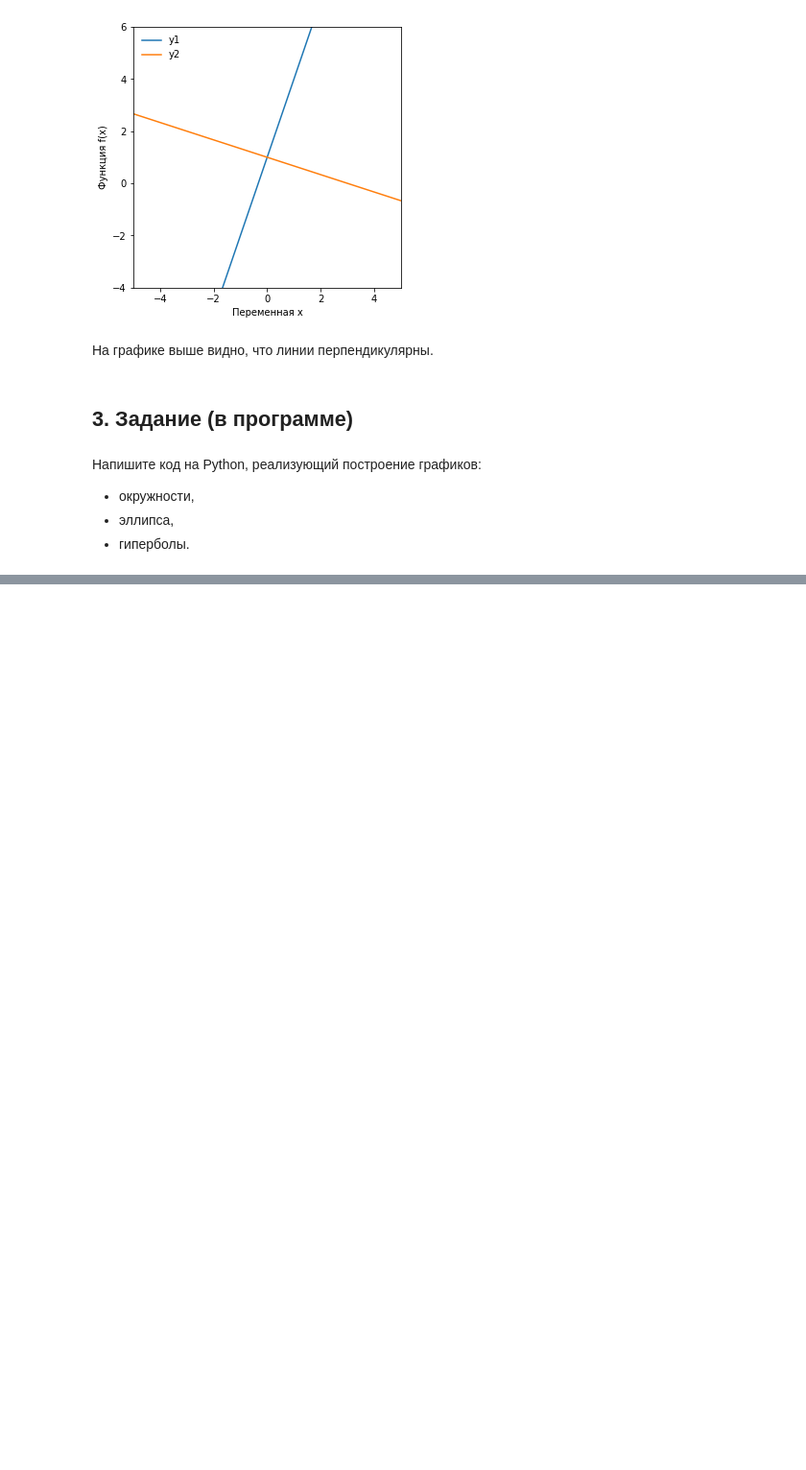
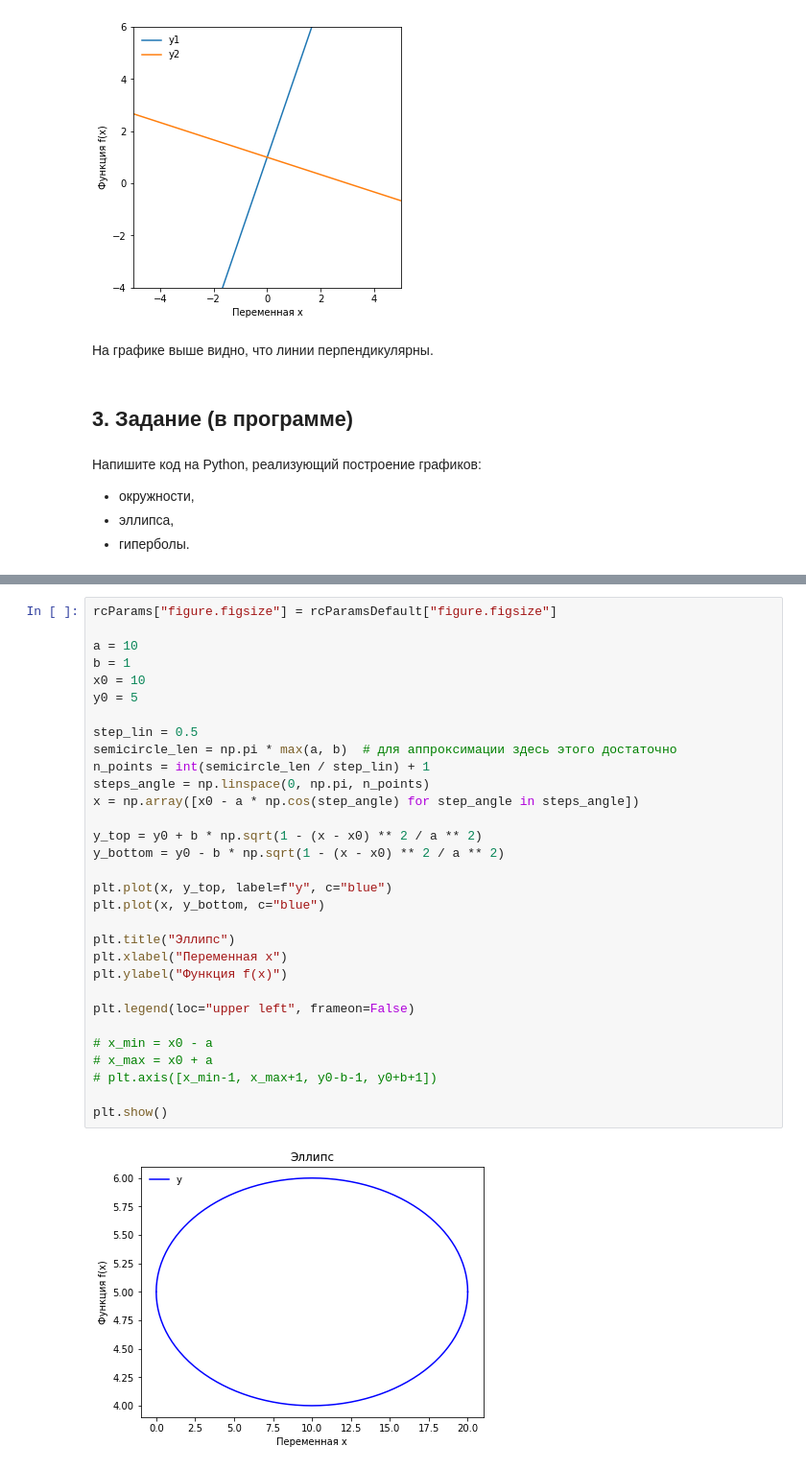
Before and after one commit to Gecod/GB, a Jupyter notebook: 2021.09-10 Introduction to Higher Mathematics/Task_03/Task_03.ipynb, the cells around one changed output, grey strips where cells are left out. Shown at 96% size. Cells and saved outputs as stored; diff of their text form; blank space fills up the shorter version.

```diff
--- a/2021.09-10 Introduction to Higher Mathematics/Task_03/Task_03.ipynb
+++ b/2021.09-10 Introduction to Higher Mathematics/Task_03/Task_03.ipynb
@@ -111,0 +106,33 @@ plt.show()
+# %%
+rcParams["figure.figsize"] = rcParamsDefault["figure.figsize"]
+
+a = 10
+b = 1
+x0 = 10
+y0 = 5
+
+step_lin = 0.5
+semicircle_len = np.pi * max(a, b)  # для аппроксимации здесь этого достаточно
+n_points = int(semicircle_len / step_lin) + 1
+steps_angle = np.linspace(0, np.pi, n_points)
+x = np.array([x0 - a * np.cos(step_angle) for step_angle in steps_angle])
+
+y_top = y0 + b * np.sqrt(1 - (x - x0) ** 2 / a ** 2)
+y_bottom = y0 - b * np.sqrt(1 - (x - x0) ** 2 / a ** 2)
+
+plt.plot(x, y_top, label=f"y", c="blue")
+plt.plot(x, y_bottom, c="blue")
+
+plt.title("Эллипс")
+plt.xlabel("Переменная x")
+plt.ylabel("Функция f(x)")
+
+plt.legend(loc="upper left", frameon=False)
+
+# x_min = x0 - a
+# x_max = x0 + a
+# plt.axis([x_min-1, x_max+1, y0-b-1, y0+b+1])
+
+plt.show()
+# %% [output]
+[figure, added]
```
Also changed, not shown: parts of 6 cells of this notebook.
